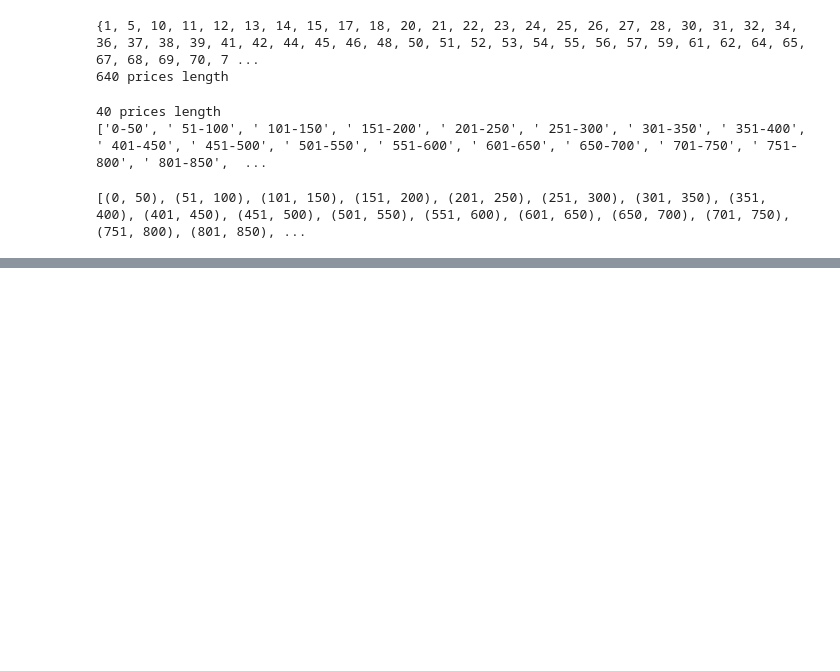
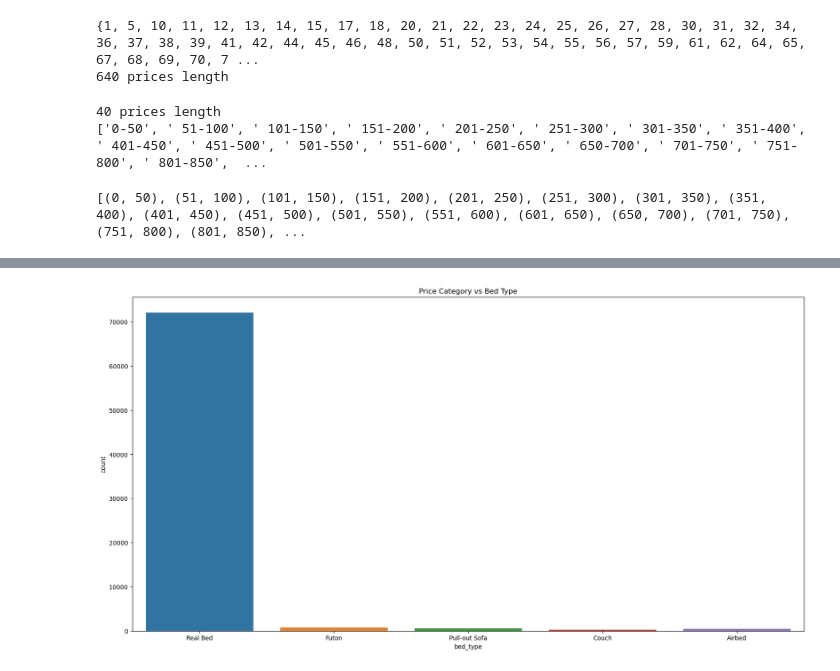
Before and after one commit to oamin12/Big-Data-Analysis-Project, a Jupyter notebook: Analysis.ipynb, the cells around one changed output, grey strips where cells are left out. Cells and saved outputs as stored; diff of their text form; code cells hidden in the pictures; blank space fills up the shorter version.

```diff
--- a/Analysis.ipynb
+++ b/Analysis.ipynb
@@ -206,0 +243,8 @@ plt.show()
+# %%
+#plot the price category against the bed type
+plt.figure(figsize=(20,10))
+sns.countplot(x='bed_type', data=df)
+plt.title('Price Category vs Bed Type')
+plt.show()
+# %% [output]
+[figure, added]
```
Also changed, not shown: parts of 7 cells of this notebook.
